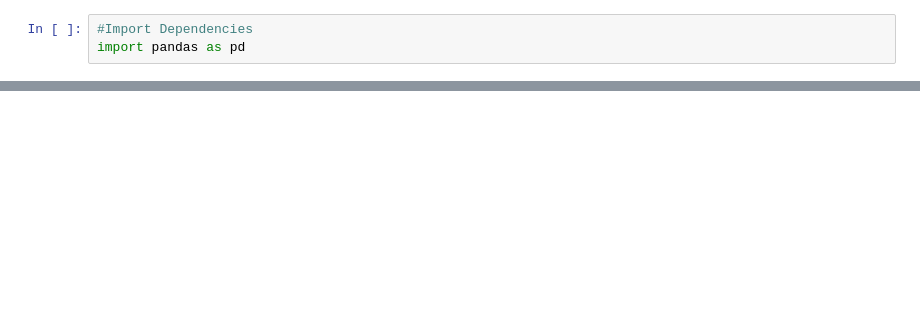
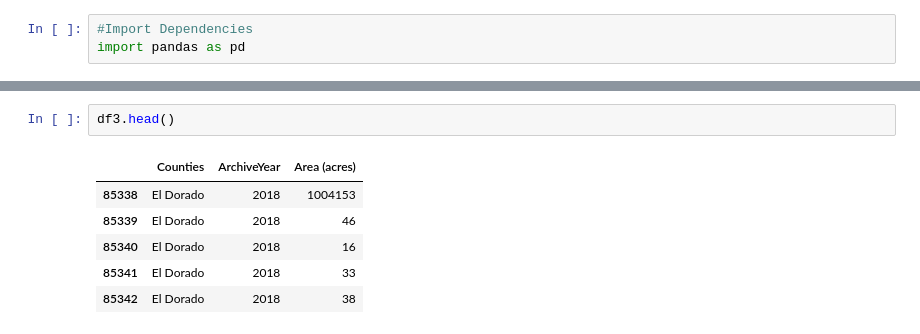
Before and after one commit to lleiva25/Project4, a Jupyter notebook: Project4_Merging_Datasets.ipynb, the cells around one changed output, grey strips where cells are left out. Saved outputs shown, nothing was run; the diff lists cells and outputs as text; blank space fills up the shorter version.

```diff
--- a/Project4_Merging_Datasets.ipynb
+++ b/Project4_Merging_Datasets.ipynb
@@ -20,0 +65,9 @@ df2.head()
+# %%
+df3.head()
+# %% [output]
+|  | Counties | ArchiveYear | Area (acres) |
+| 85338 | El Dorado | 2018 | 1004153 |
+| 85339 | El Dorado | 2018 | 46 |
+| 85340 | El Dorado | 2018 | 16 |
+| 85341 | El Dorado | 2018 | 33 |
+| 85342 | El Dorado | 2018 | 38 |
```
Also changed, not shown: parts of 10 cells of this notebook.
